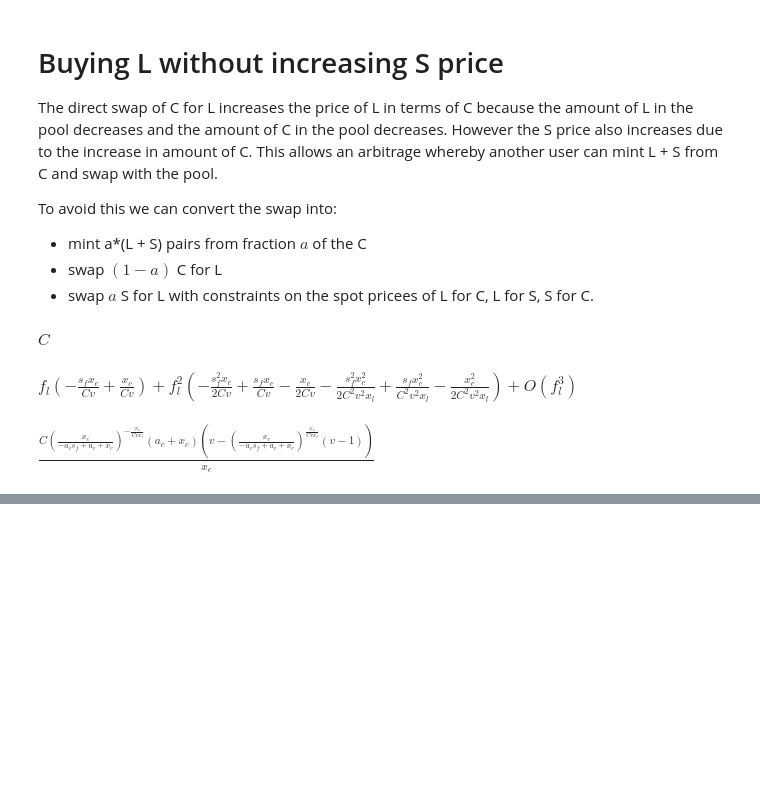
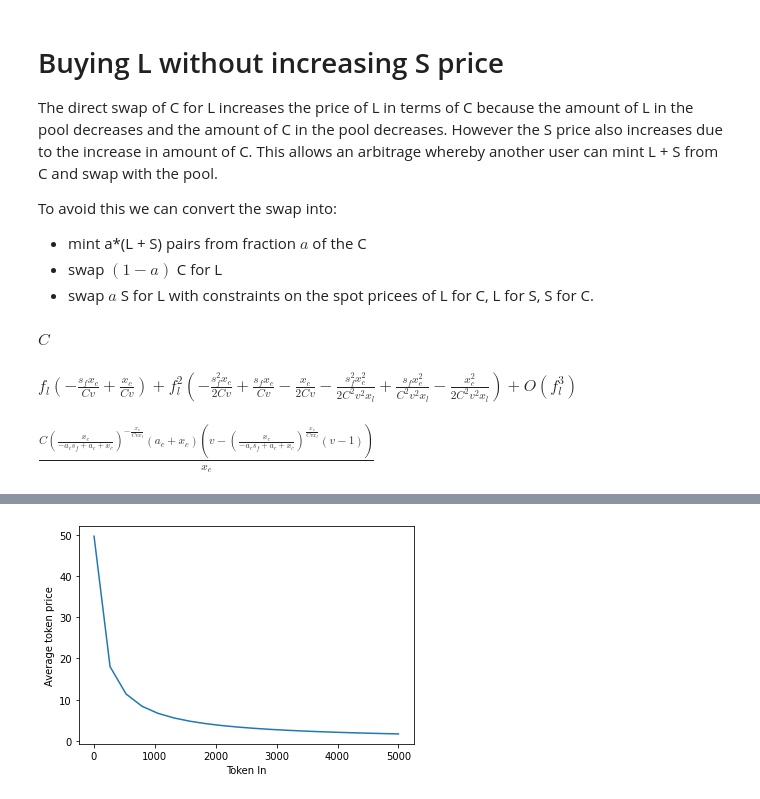
Before and after one commit to fetchai/mettalex-market-maker, a Jupyter notebook: amm_balancer.ipynb, the cells around one changed output, grey strips where cells are left out. Saved outputs shown, nothing was run; the diff lists cells and outputs as text; code cells hidden in the pictures; blank space fills up the shorter version.

```diff
--- a/amm_balancer.ipynb
+++ b/amm_balancer.ipynb
@@ -239,0 +346,30 @@ $\displaystyle \frac{C \left(\frac{x_{c}}{- a_{c} s_{f} + a_{c} + x_{c}}\right)^
+# %%
+def simple_swap_to_coin(state, aI, from_long=True, sF=0):
+    """Swap position tokens in for coin
+    """
+    tok_ind = 1 if from_long else 2
+    coin_ind = 0
+    n_tok = len(state) // 2
+    # calc_out_given_in(bO, wO, bI, wI, aI, sF=0)
+    bO = state[coin_ind]
+    wO = state[coin_ind + n_tok]
+    bI = state[tok_ind]
+    wI = state[tok_ind + n_tok]
+    aO = calc_out_given_in(bO, wO, bI, wI, aI, sF)
+    avg_price = aO / aI  # Price in coin paid for input position token
+    if from_long:
+        new_state = [
+            state[0] - aO,
+            state[1] + aI,
+            state[2],
+            state[3], state[4], state[5]
+        ]
+    else:
+        new_state = [
+            state[0] - aO,
+            state[1],
+            state[2] + aI,
+            state[3], state[4], state[5]
+        ]
+
+    return new_state, aO, avg_price
@@ -239,0 +418,10 @@ $\displaystyle \frac{C \left(\frac{x_{c}}{- a_{c} s_{f} + a_{c} + x_{c}}\right)^
+# %%
+initial_state = set_amm_state(10000, 100, 100, 0.5, 100)
+tok_in = np.linspace(1., 5000., 20)
+states, coin_out, avg_price = zip(*[simple_swap_to_coin(initial_state, t) for t in tok_in])
+# %%
+_ = plt.plot(coin_in, avg_price)
+_ = plt.xlabel('Token In')
+_ = plt.ylabel('Average token price')
+# %% [output]
+[figure, added]
```
Also changed, not shown: parts of 29 cells of this notebook.
